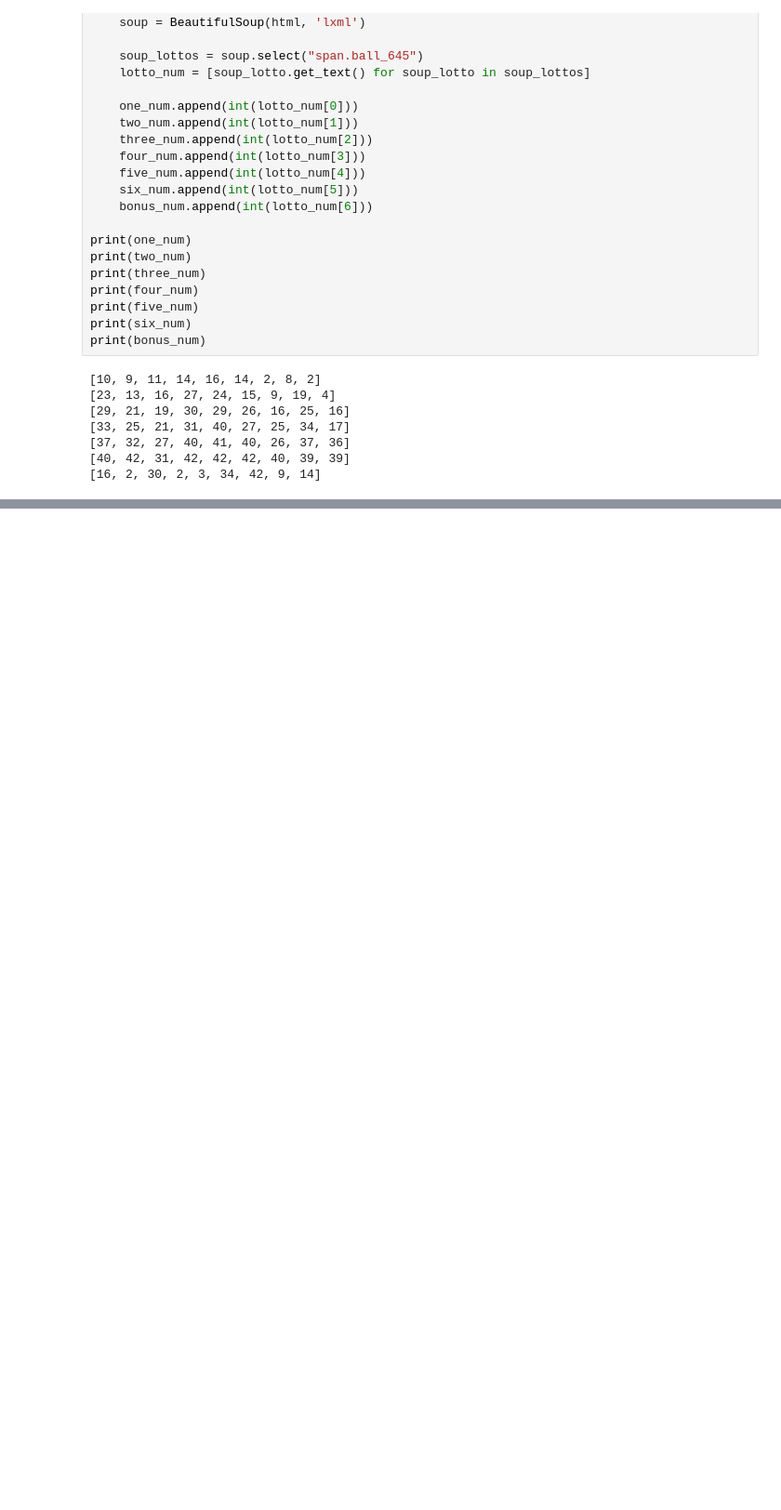
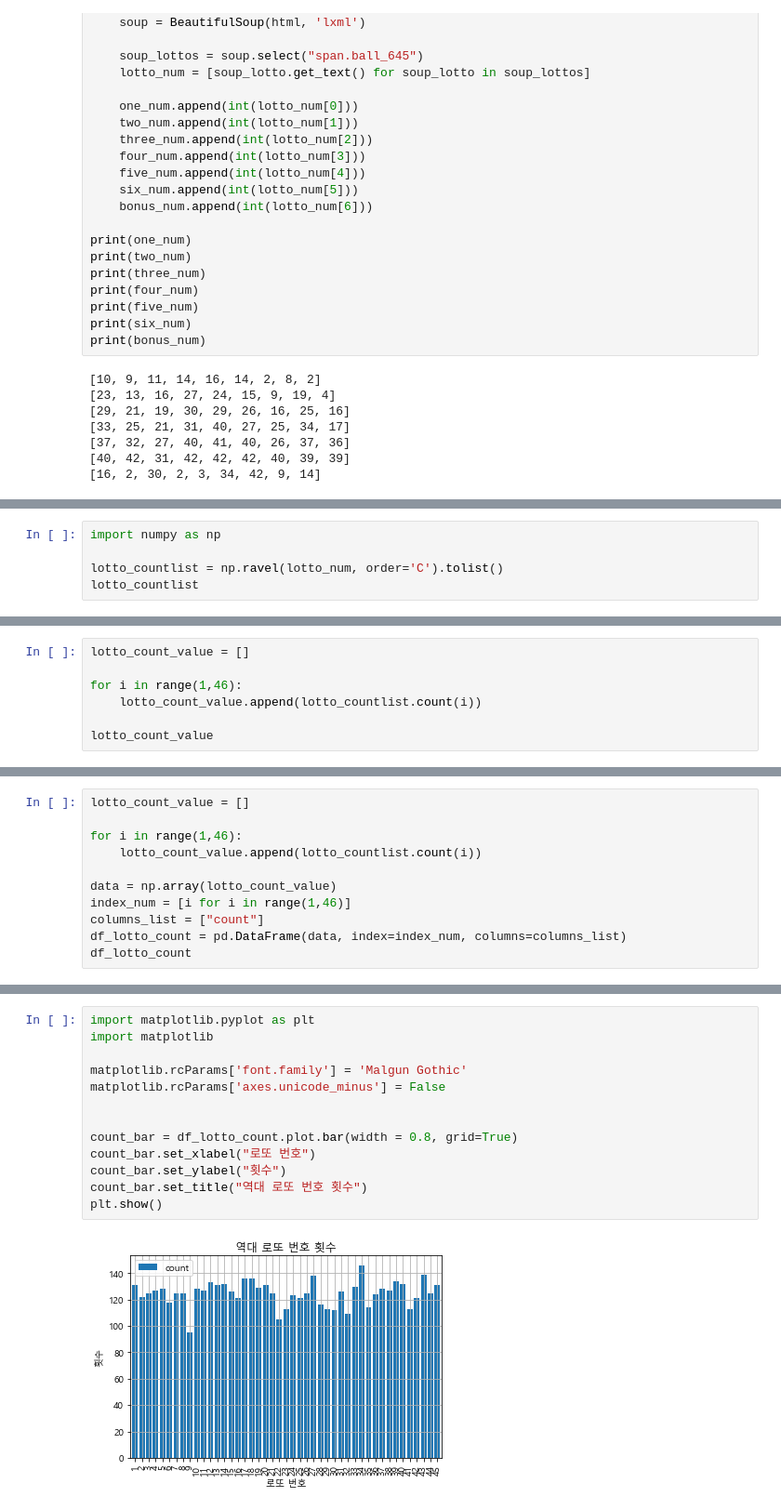
Before and after one commit to 2dowon/Project-DOTTO, a Jupyter notebook: 로또 당첨 번호 크롤링.ipynb, the cells around one changed output, grey strips where cells are left out. Shown: that part at 93% size. Cells and saved outputs as stored; diff of their text form; blank space fills up the shorter version.

```diff
--- a/로또 당첨 번호 크롤링.ipynb
+++ b/로또 당첨 번호 크롤링.ipynb
@@ -114,0 +221,5 @@ AttributeError: 'NoneType' object has no attribute 'text'
+# %%
+import numpy as np
+
+lotto_countlist = np.ravel(lotto_num, order='C').tolist()
+lotto_countlist
@@ -114,0 +244,7 @@ AttributeError: 'NoneType' object has no attribute 'text'
+# %%
+lotto_count_value = []
+
+for i in range(1,46):
+    lotto_count_value.append(lotto_countlist.count(i))
+
+lotto_count_value
@@ -114,0 +269,11 @@ AttributeError: 'NoneType' object has no attribute 'text'
+# %%
+lotto_count_value = []
+
+for i in range(1,46):
+    lotto_count_value.append(lotto_countlist.count(i))
+
+data = np.array(lotto_count_value)
+index_num = [i for i in range(1,46)]
+columns_list = ["count"]
+df_lotto_count = pd.DataFrame(data, index=index_num, columns=columns_list)
+df_lotto_count
@@ -114,0 +350,15 @@ AttributeError: 'NoneType' object has no attribute 'text'
+# %%
+import matplotlib.pyplot as plt
+import matplotlib
+
+matplotlib.rcParams['font.family'] = 'Malgun Gothic'
+matplotlib.rcParams['axes.unicode_minus'] = False
+
+
+count_bar = df_lotto_count.plot.bar(width = 0.8, grid=True)
+count_bar.set_xlabel("로또 번호")
+count_bar.set_ylabel("횟수")
+count_bar.set_title("역대 로또 번호 횟수")
+plt.show()
+# %% [output]
+[figure, added]
```
Also changed, not shown: parts of 26 cells of this notebook.
